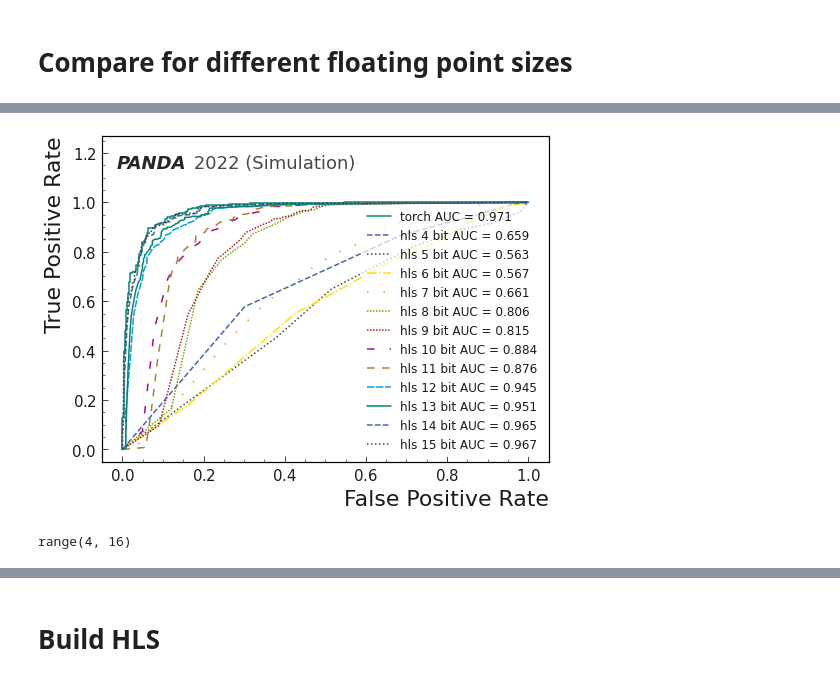
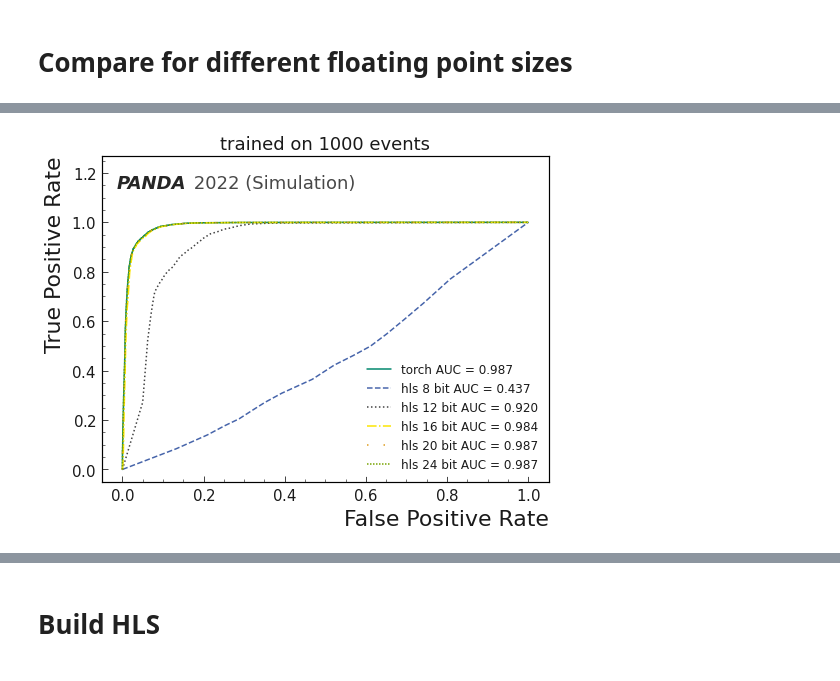
Before and after one commit to grheine/IN_hls4ml, a Jupyter notebook: hls4ml_pipeline.ipynb, the cells around one changed output, grey strips where cells are left out. Drawn from its saved outputs; the diff is of its cells as text; code cells hidden in the pictures.

```diff
--- a/hls4ml_pipeline.ipynb
+++ b/hls4ml_pipeline.ipynb
@@ -25,7 +165,22 @@ writing test bench data for 1st graph to hls_output/simulation/tb_data/input_dat
 # %% [markdown]
 # Load model and compile hls model
 # %%
-torch_model, hls_model, torch_wrapper = load_models(trained_model_dir, output_dir, n_neurons, precision, reuse, part,node_shape, edge_shape, hls_only=False)
+nevents = 1000
+trained_model_dir = f'models/IN_trained_events_{nevents}_neurons_8_state_dict.pt'
+precision = 'ap_fixed<16,8>'
+index_precision = 'ap_uint<8>'
+reuse = 1
+part = 'xcvc1902-vsva2197-2MP-e-S'
+n_neurons=8
+
+# graph_dims = {
+#     "n_node": node_shape[0],
+#     "n_edge": edge_shape[0],
+#     "node_dim": node_shape[1],
+#     "edge_dim": edge_shape[1]
+# }
+
+torch_model, hls_model, torch_wrapper = load_models(trained_model_dir, output_dir, n_neurons, precision, reuse, part,graph_dims, hls_only=False)
 torch_model.count_parameters()
 
 print("Model compiled at: ", hls_model.config.get_output_dir())
@@ -53,7 +199,2 @@ Model compiled at:  hls_output/simulation
 # %% [markdown]
 # Compare metrics
-# %%
-hls_model.compile()
-for data in graphs:
-
-    hls_model.predict(data.hls_data)
@@ -67,3 +201,3 @@ None
 # %%
-all_torch_error, all_hls_error, all_torch_hls_diff, wrapper_MAE = compare_hls4ml(graphs, output_dir,torch_model, hls_model, torch_wrapper, all_metrics=True)
+all_torch_error, all_hls_error, all_torch_hls_diff, wrapper_MAE, hls_output = compare_hls4ml(graphs, output_dir, torch_model, hls_model, torch_wrapper, all_metrics=True)
 # %% [output]
@@ -118,7 +259,7 @@ import warnings
 warnings.filterwarnings("ignore")
 
 
-bits = range(4,16)
+bits = [8,12,16,20,24]
 rocs=[]
 
 for b in tqdm(bits):
@@ -129,9 +270,9 @@ for b in tqdm(bits):
     reuse = 1
     part = 'xcvu9p-flga2104-2L-e'
 
-    torch_model, hls_model, torch_wrapper = load_models(trained_model_dir, output_dir, n_neurons, precision, reuse, part,node_shape, edge_shape, hls_only=False)
+    torch_model, hls_model, torch_wrapper = load_models(trained_model_dir, output_dir, n_neurons, precision, reuse, part,graph_dims, hls_only=False)
     hls_model.compile()
-    all_torch_error, all_hls_error, _, _ = compare_hls4ml(graphs, torch_model, hls_model, torch_wrapper)
+    all_torch_error, all_hls_error, all_torch_hls_diff, _, _ = compare_hls4ml(graphs, output_dir, torch_model, hls_model, torch_wrapper, all_metrics=True)
     hls_roc = all_hls_error['ROC']
     rocs.append(hls_roc)
 # %% [output]
@@ -186,26 +368,22 @@ Done
 # %%
 def plot_roc(roc, label):
     plt.style.use("kit")
     fpr, tpr, thresholds = roc
     auc_val=auc(fpr, tpr)
 
     plt.plot(fpr, tpr, label=f'{label} AUC = {auc_val:.3f}', marker='None')
 
 plot_roc(torch_roc, 'torch')
 for i,b in enumerate(bits):
 
     plot_roc(rocs[i], f'hls {b} bit')
 
 watermark(py=0.9, shift=0.16, scale=1.2)
 plt.xlabel('False Positive Rate')
 plt.ylabel('True Positive Rate')
+plt.title(f'trained on {nevents} events')
 plt.legend(loc='lower right', fontsize=12, frameon = True, framealpha = 0.7, facecolor = 'white', edgecolor = 'white')
-plt.savefig('img/hls_roc_plot.png', bbox_inches='tight')
+plt.savefig(f'img/hls_roc_plot_ngraphs_{nevents}.png', bbox_inches='tight')
 plt.show()
 # %% [output]
-[figure, old version]
+[figure, new version]
-# %%
-len(rocs)
-bits
-# %% [output]
-range(4, 16)
```
Also changed, not shown: parts of 12 cells of this notebook, 1 other file.
